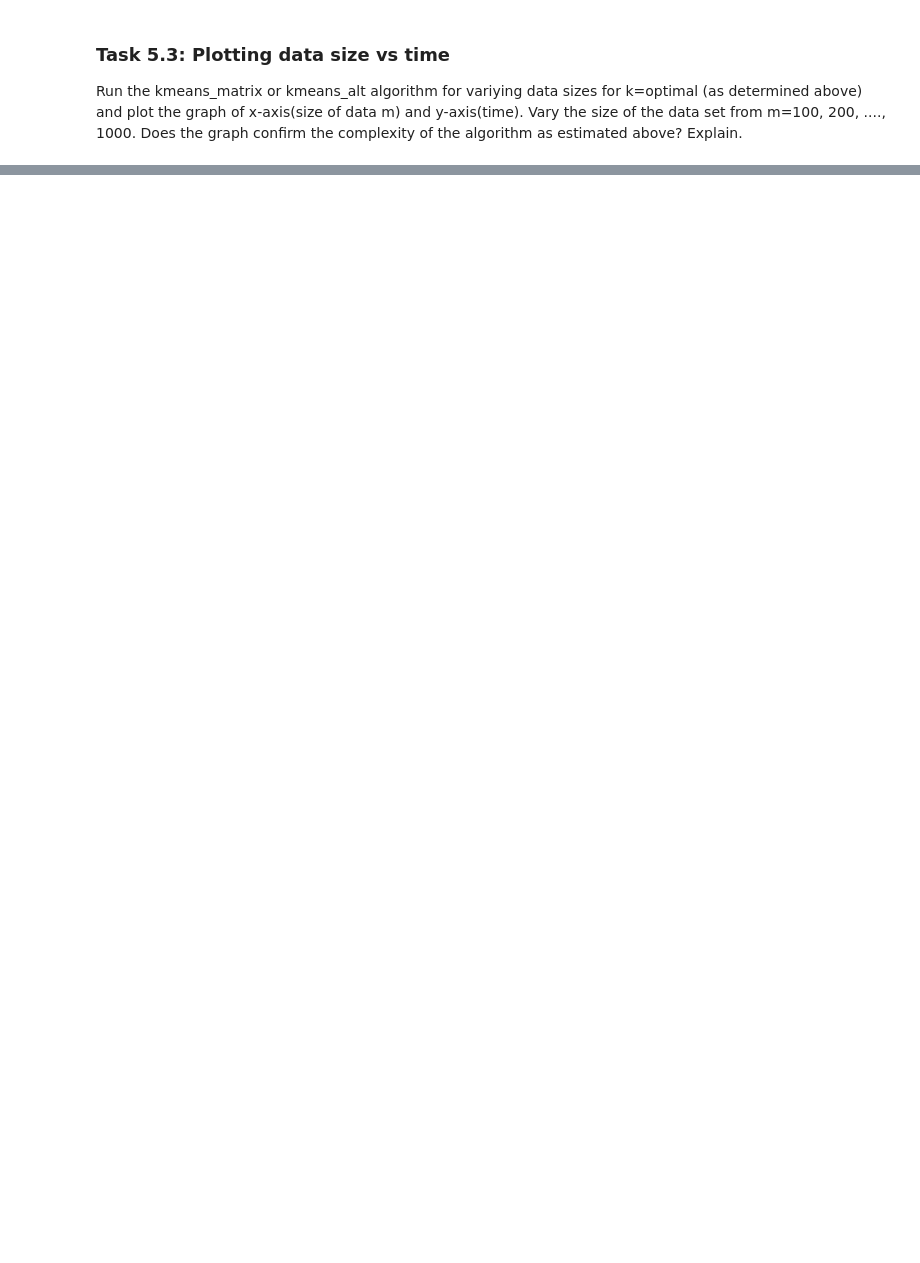
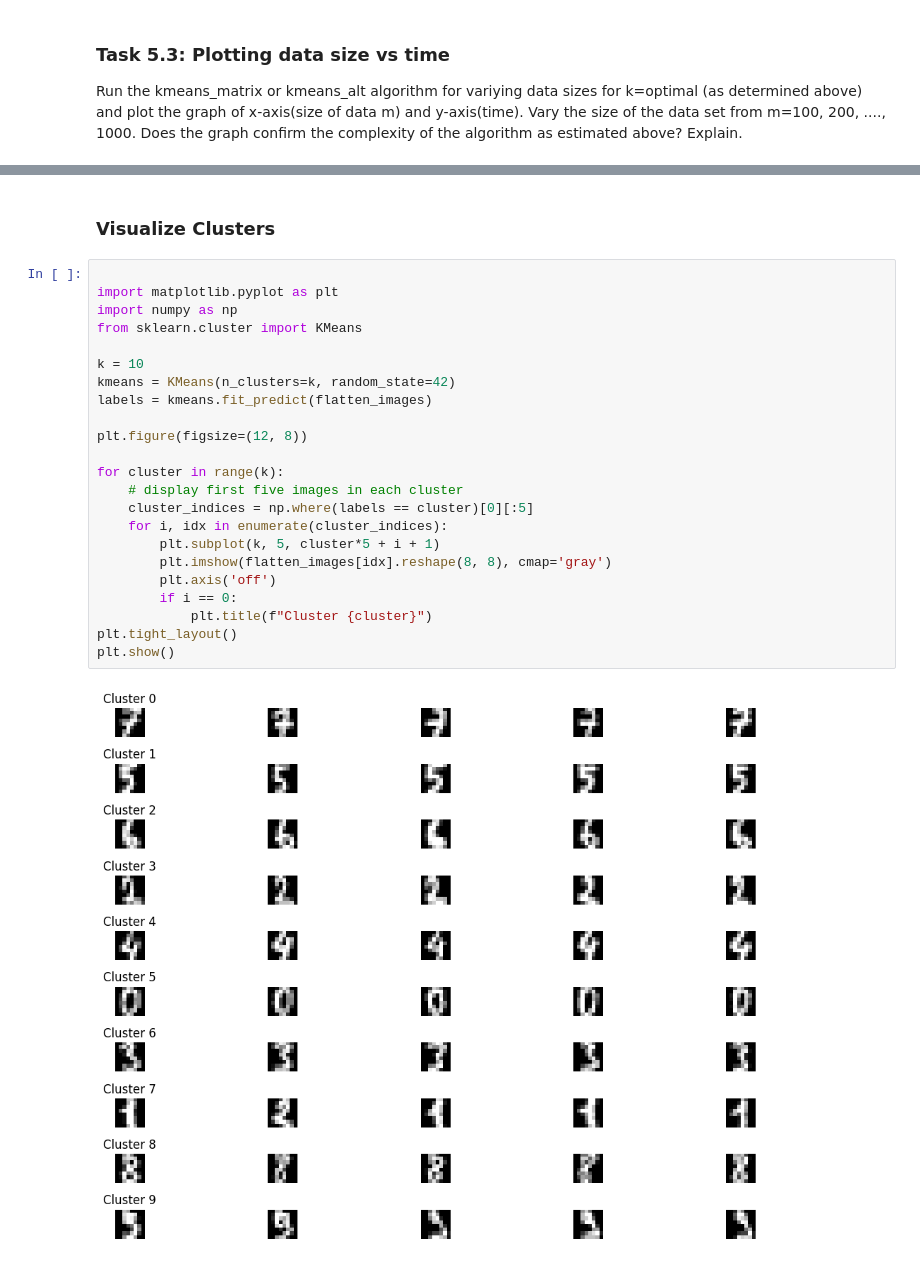
Before and after one commit to 20foakley/Data-Science-Coursework, a Jupyter notebook: S24 - Lab 5 - V2 Image Clustering - Release (4).ipynb, the cells around one changed output, grey strips where cells are left out. Drawn from its saved outputs; the diff is of its cells as text; blank space fills up the shorter version.

```diff
--- a/S24 - Lab 5 - V2 Image Clustering - Release (4).ipynb
+++ b/S24 - Lab 5 - V2 Image Clustering - Release (4).ipynb
@@ -677,0 +711,27 @@ I found that while the lab and questions were interesting, I spent hours of time
+# %% [markdown]
+### Visualize Clusters
+# %%
+
+import matplotlib.pyplot as plt
+import numpy as np
+from sklearn.cluster import KMeans
+
+k = 10
+kmeans = KMeans(n_clusters=k, random_state=42)
+labels = kmeans.fit_predict(flatten_images)
+
+plt.figure(figsize=(12, 8))
+
+for cluster in range(k):
+    # display first five images in each cluster
+    cluster_indices = np.where(labels == cluster)[0][:5]
+    for i, idx in enumerate(cluster_indices):
+        plt.subplot(k, 5, cluster*5 + i + 1)
+        plt.imshow(flatten_images[idx].reshape(8, 8), cmap='gray')
+        plt.axis('off')
+        if i == 0:
+            plt.title(f"Cluster {cluster}")
+plt.tight_layout()
+plt.show()
+# %% [output]
+[figure, added]
```
Also changed, not shown: parts of 24 cells of this notebook.
